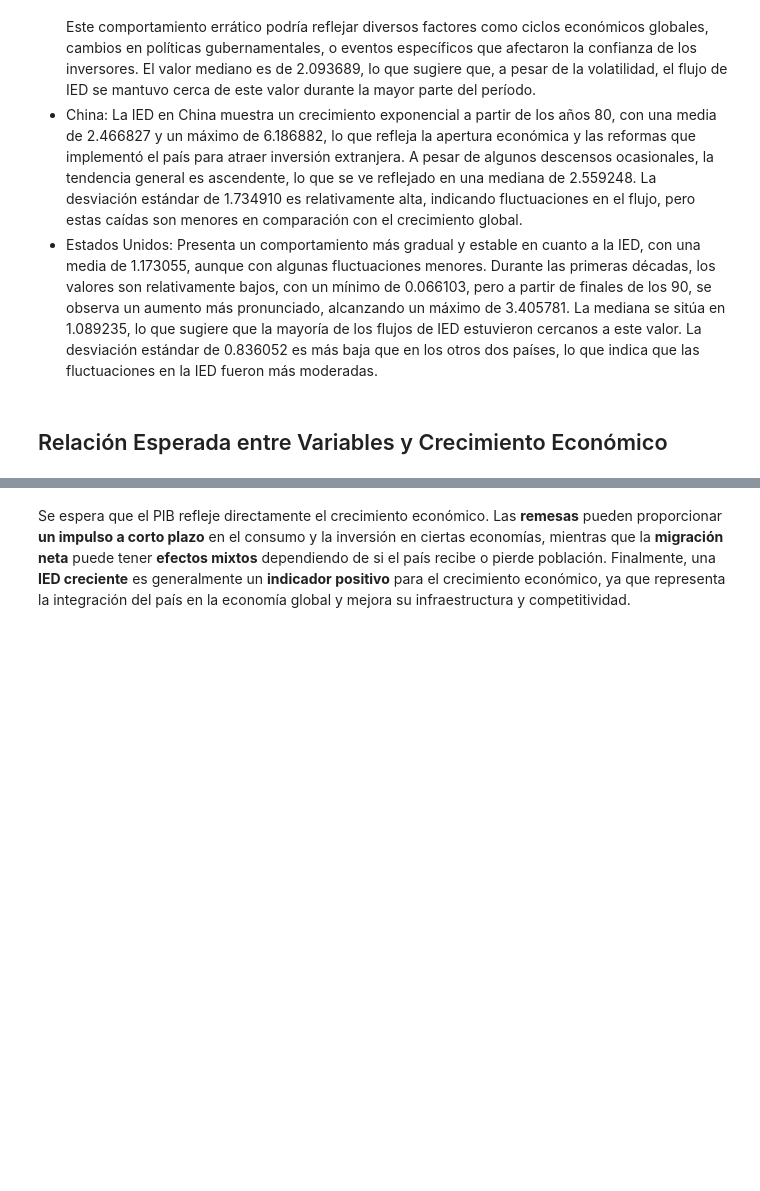
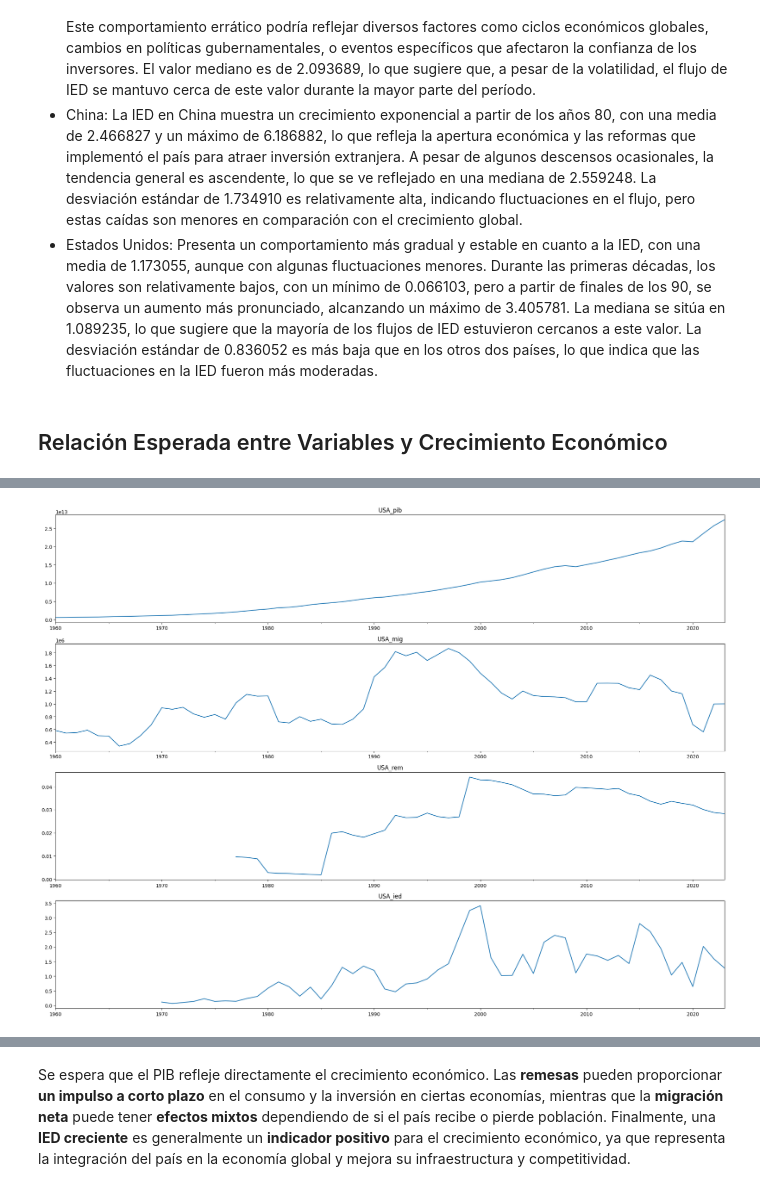
Before and after one commit to Maquililo/prueba-reclutamiento-python, a Jupyter notebook: notebook.ipynb, the cells around one changed output, grey strips where cells are left out. Drawn from its saved outputs; the diff is of its cells as text; code cells hidden in the pictures; blank space fills up the shorter version.

```diff
--- a/notebook.ipynb
+++ b/notebook.ipynb
@@ -411,0 +550,5 @@ plot_country_data(pib, mig, rem, ied, 'USA')
+# %%
+usa = df[['USA_pib', 'USA_mig', 'USA_rem', 'USA_ied']]
+plot_country_data(usa)
+# %% [output]
+[figure, added]
```
Also changed, not shown: parts of 28 cells of this notebook.
